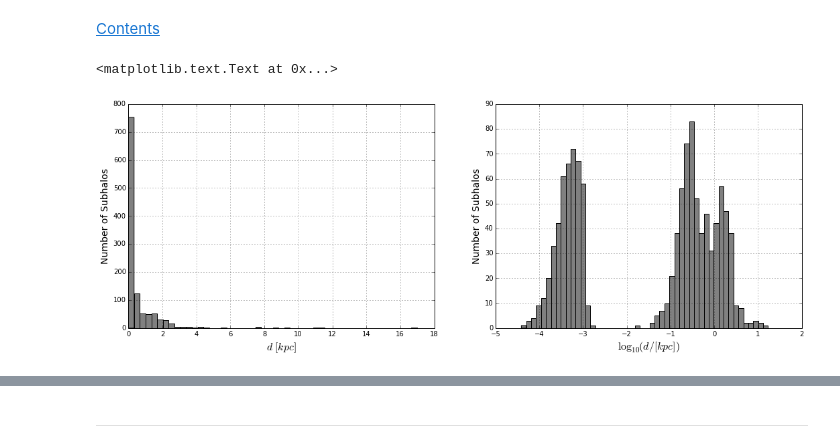
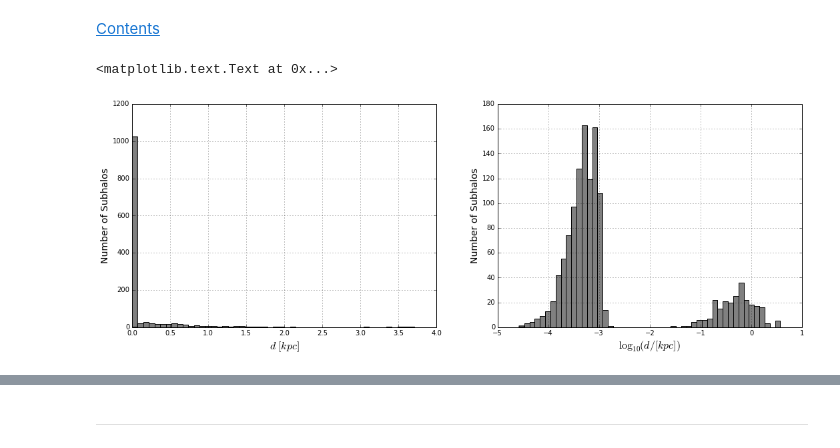
Before and after one commit to sbustamante/CosmologicalBlackHoles, a Jupyter notebook: Codes/BH_stats.ipynb, the cells around one changed output, grey strips where cells are left out. Cells and saved outputs as stored; diff of their text form; code cells hidden in the pictures.

```diff
--- a/Codes/BH_stats.ipynb
+++ b/Codes/BH_stats.ipynb
@@ -49,6 +49,7 @@ import arepo
 Populating the interactive namespace from numpy and matplotlib
 # %%
 #Data folder
-DataFolder = '/home/bustamsn/PhD/Data/Illustris/'
+DataFolder = '/home/bustamsn/PhD/Data/cosmological_BH/'
 #Simulation
-Simulation = 'L25n256'
+Simulation1 = 'cosmobh1'
+Simulation2 = 'cosmobh2'
@@ -155,4 +61,5 @@ def ScatterDiagram( prop1, prop2, prop3,
 [Contents](#Contents)
 # %%
 #Loading subfind subhalos
-sub = arepo.Subfind('%s/%s/groups_015'%(DataFolder, Simulation), snapshot=15, combineFiles=True )
+sub1 = arepo.Subfind('%s/%s/output/groups_015'%(DataFolder, Simulation2), snapshot=15, combineFiles=True )
+sub2 = arepo.Subfind('%s/%s/output/groups_015'%(DataFolder, Simulation1), snapshot=15, combineFiles=True )
@@ -217,19 +123,19 @@ MP_pos = np.array(MP_pos)
 # %%
 plt.figure( figsize = (18,6) )
 
 #Linear scale
 plt.subplot(1,2,1)
-plt.hist(d_BH_MP, bins=50, color='gray' )[-1]
+plt.hist(d_BH_MP1, bins=50, color='gray' )[-1]
 plt.grid()
 plt.ylabel( 'Number of Subhalos', fontsize=14 )
 plt.xlabel( '$d\ [kpc]$', fontsize=16 )
 
 #Log scale
 plt.subplot(1,2,2)
-plt.hist(np.log10(d_BH_MP), bins=50, color='gray' )[-1]
+plt.hist(np.log10(d_BH_MP1), bins=50, color='gray' )[-1]
 plt.grid()
 plt.ylabel( 'Number of Subhalos', fontsize=14 )
 plt.xlabel( '$\log_{10}( d/[kpc] )$', fontsize=16 )
 # %% [output]
 <matplotlib.text.Text at 0x...>
-[figure, old version]
+[figure, new version]
```
Also changed, not shown: parts of 21 cells of this notebook, 2 other files.
